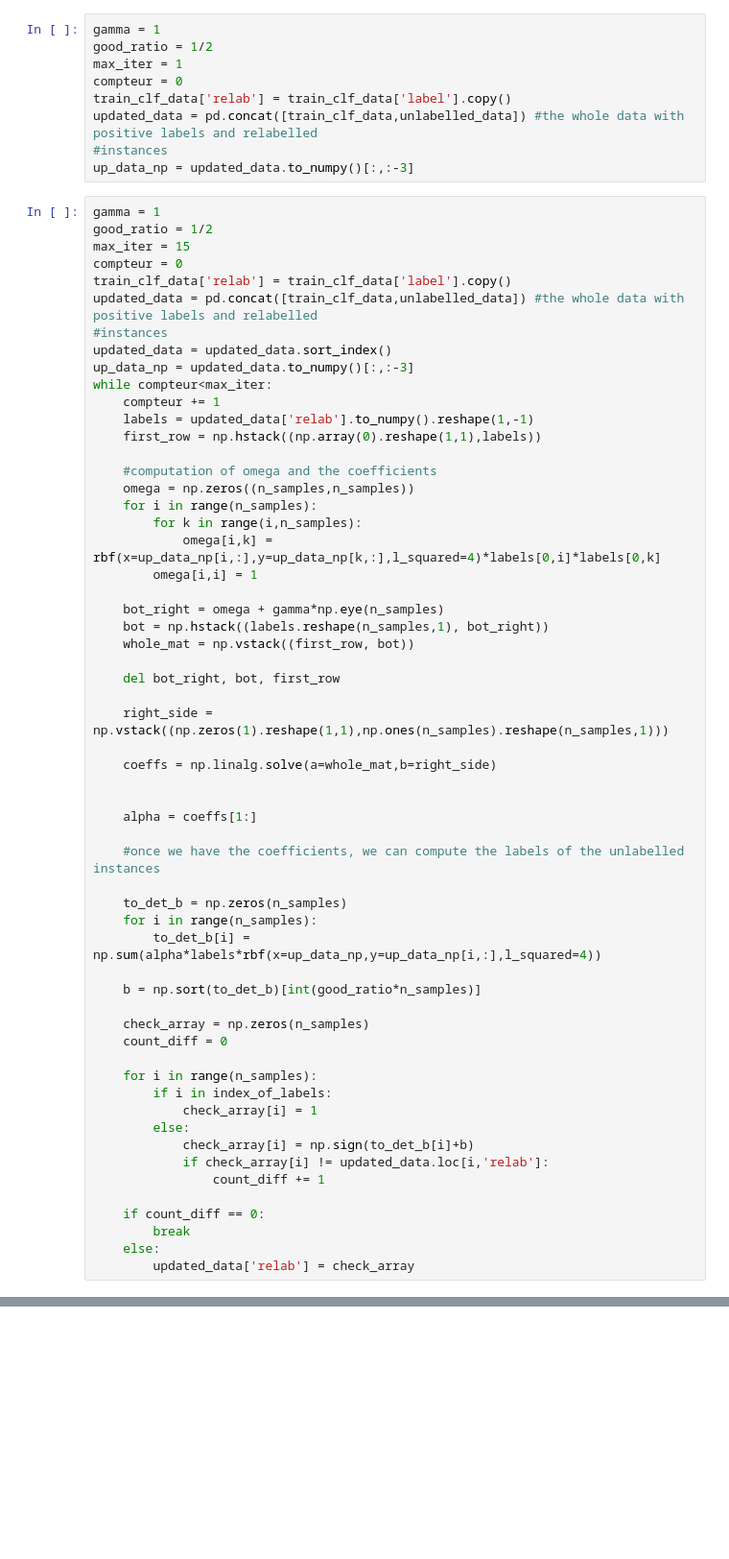
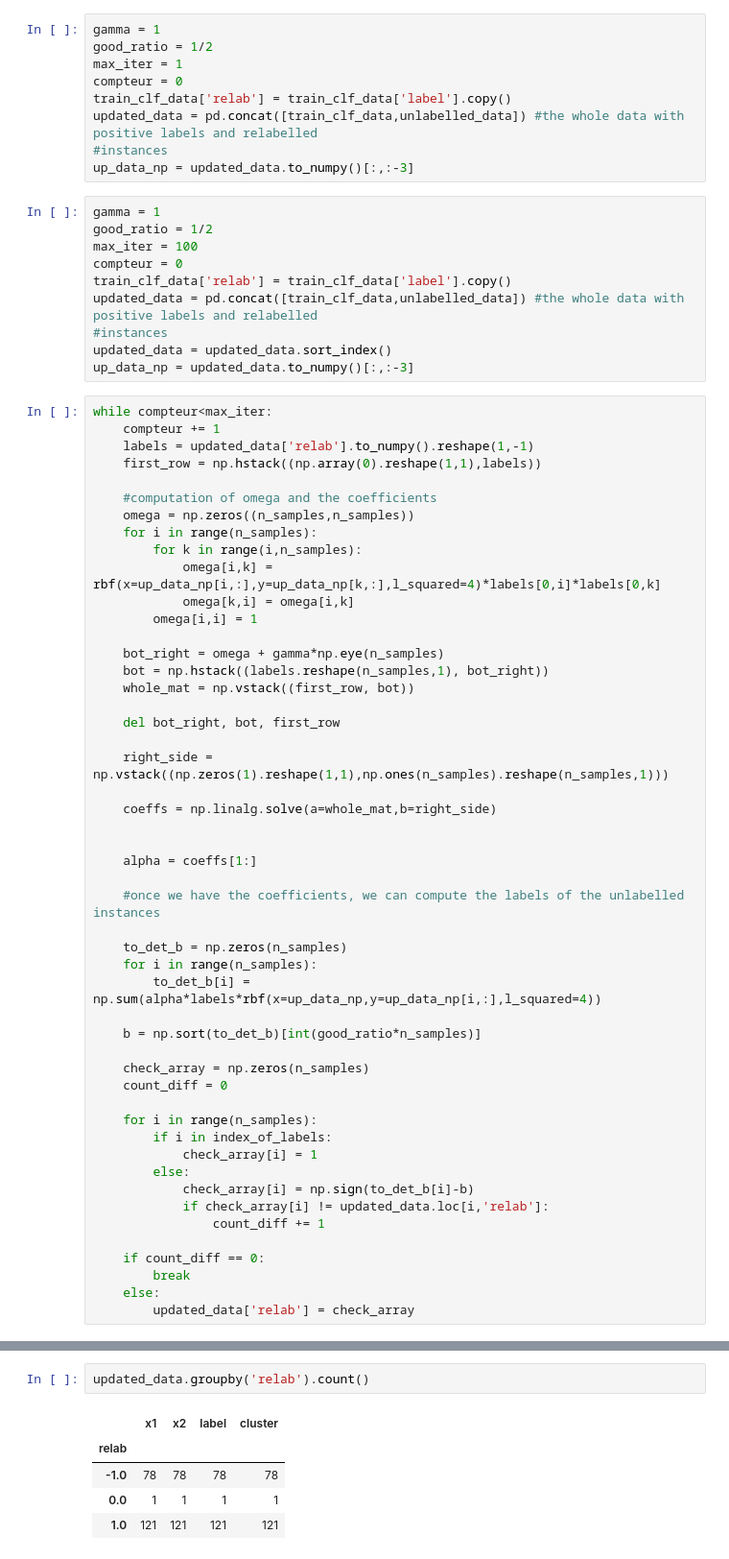
Before and after one commit to tpaquier/material_science, a Jupyter notebook: Tests_for_PU/Iterative_svm_/V_2/It_ls_svm_not_sep_data.ipynb, the cells around one changed output, grey strips where cells are left out. Shown at 96% size. Drawn from its saved outputs; the diff is of its cells as text; blank space fills up the shorter version.

```diff
--- a/Tests_for_PU/Iterative_svm_/V_2/It_ls_svm_not_sep_data.ipynb
+++ b/Tests_for_PU/Iterative_svm_/V_2/It_ls_svm_not_sep_data.ipynb
@@ -153,16 +151,17 @@ train_clf_data['relab'] = train_clf_data['label'].copy()
 updated_data = pd.concat([train_clf_data,unlabelled_data]) #the whole data with positive labels and relabelled
 #instances
 up_data_np = updated_data.to_numpy()[:,:-3]
+# %%
+gamma = 1
+good_ratio = 1/2
+max_iter = 100
+compteur = 0
+train_clf_data['relab'] = train_clf_data['label'].copy()
+updated_data = pd.concat([train_clf_data,unlabelled_data]) #the whole data with positive labels and relabelled
+#instances
+updated_data = updated_data.sort_index()
+up_data_np = updated_data.to_numpy()[:,:-3]
 # %%
-gamma = 1
-good_ratio = 1/2
-max_iter = 15
-compteur = 0
-train_clf_data['relab'] = train_clf_data['label'].copy()
-updated_data = pd.concat([train_clf_data,unlabelled_data]) #the whole data with positive labels and relabelled
-#instances
-updated_data = updated_data.sort_index()
-up_data_np = updated_data.to_numpy()[:,:-3]
 while compteur<max_iter:
     compteur += 1
     labels = updated_data['relab'].to_numpy().reshape(1,-1)
@@ -173,6 +172,7 @@ while compteur<max_iter:
     for i in range(n_samples):
         for k in range(i,n_samples):
             omega[i,k] = rbf(x=up_data_np[i,:],y=up_data_np[k,:],l_squared=4)*labels[0,i]*labels[0,k]
+            omega[k,i] = omega[i,k]
         omega[i,i] = 1
 
     bot_right = omega + gamma*np.eye(n_samples)
@@ -203,7 +203,7 @@ while compteur<max_iter:
         if i in index_of_labels:
             check_array[i] = 1
         else:
-            check_array[i] = np.sign(to_det_b[i]+b)
+            check_array[i] = np.sign(to_det_b[i]-b)
             if check_array[i] != updated_data.loc[i,'relab']:
                 count_diff += 1
 
@@ -239,0 +255,8 @@ rbf(x=up_data_np[1,:],y=up_data_np[0,:],l_squared=4)*labels[0,1]*labels[0,0]
+# %%
+updated_data.groupby('relab').count()
+# %% [output]
+|  | x1 | x2 | label | cluster |
+| relab |  |  |  |  |
+| -1.0 | 78 | 78 | 78 | 78 |
+| 0.0 | 1 | 1 | 1 | 1 |
+| 1.0 | 121 | 121 | 121 | 121 |
```
Also changed, not shown: parts of 7 cells of this notebook, 1 other file.
